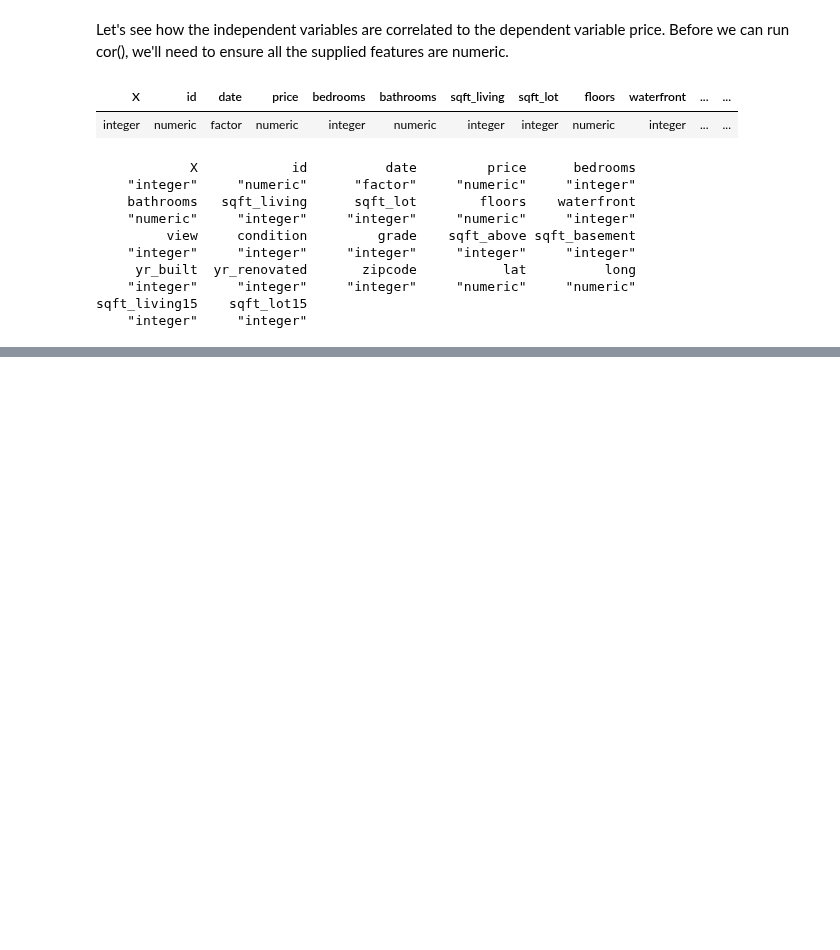
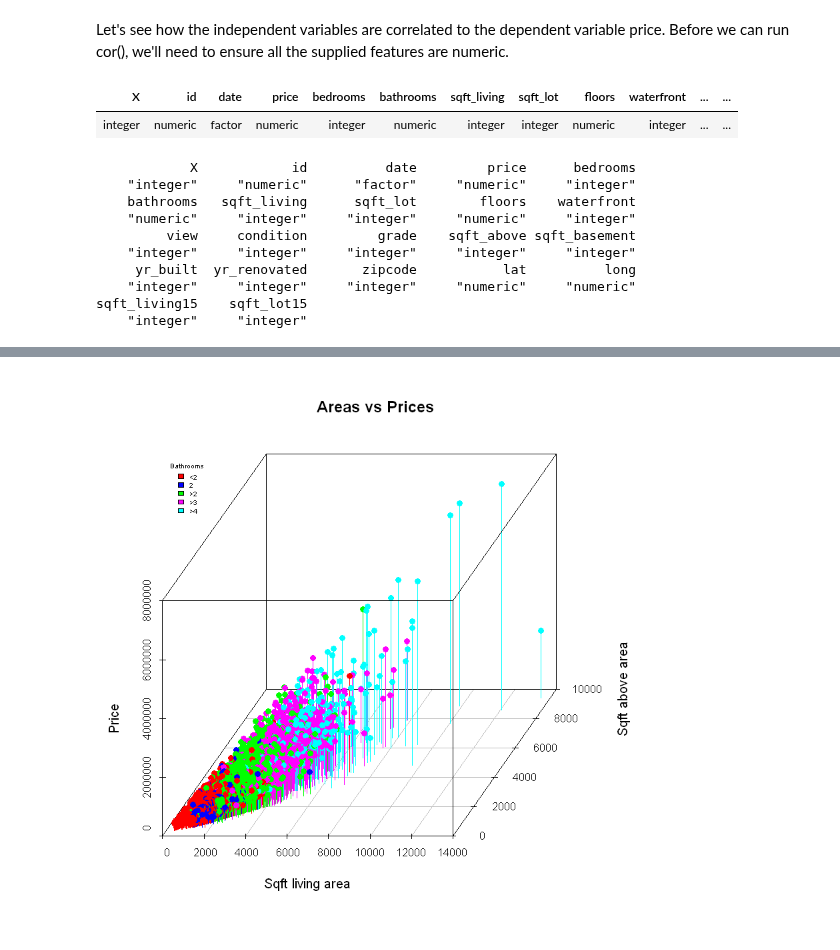
Before and after one commit to iamjz/R-Data, a Jupyter notebook: MultivariateVisualizations.ipynb, the cells around one changed output, grey strips where cells are left out. Drawn from its saved outputs; the diff is of its cells as text; code cells hidden in the pictures; blank space fills up the shorter version.

```diff
--- a/MultivariateVisualizations.ipynb
+++ b/MultivariateVisualizations.ipynb
@@ -53,0 +115,28 @@ sqft_living15    sqft_lot15
+# %%
+lessData$colors[lessData$bathrooms < 2] <- "red"
+lessData$colors[lessData$bathrooms == 2] <- "blue"
+lessData$colors[lessData$bathrooms > 2] <- "green"
+lessData$colors[lessData$bathrooms > 3] <- "magenta"
+lessData$colors[lessData$bathrooms > 4] <- "cyan"
+# %%
+with(lessData,{
+
+     scatterplot3d(sqft_living, sqft_above, price,
+                      type = "h",
+                      angle = 45,
+                      pch = 16,
+                      color = lessData$colors,
+                      main = "Areas vs Prices",
+                      xlab = "Sqft living area",
+                      ylab = "Sqft above area",
+                      zlab = "Price"
+                  )
+
+     legend("topleft", inset = 0.05, bty = "n", cex = 0.5, title = "Bathrooms",
+               c("<2", "2", ">2", ">3", ">4"),
+               fill = c("red", "blue", "green", "magenta", "cyan")
+           )
+
+    })
+# %% [output]
+[figure, added]
```
Also changed, not shown: parts of 13 cells of this notebook.
